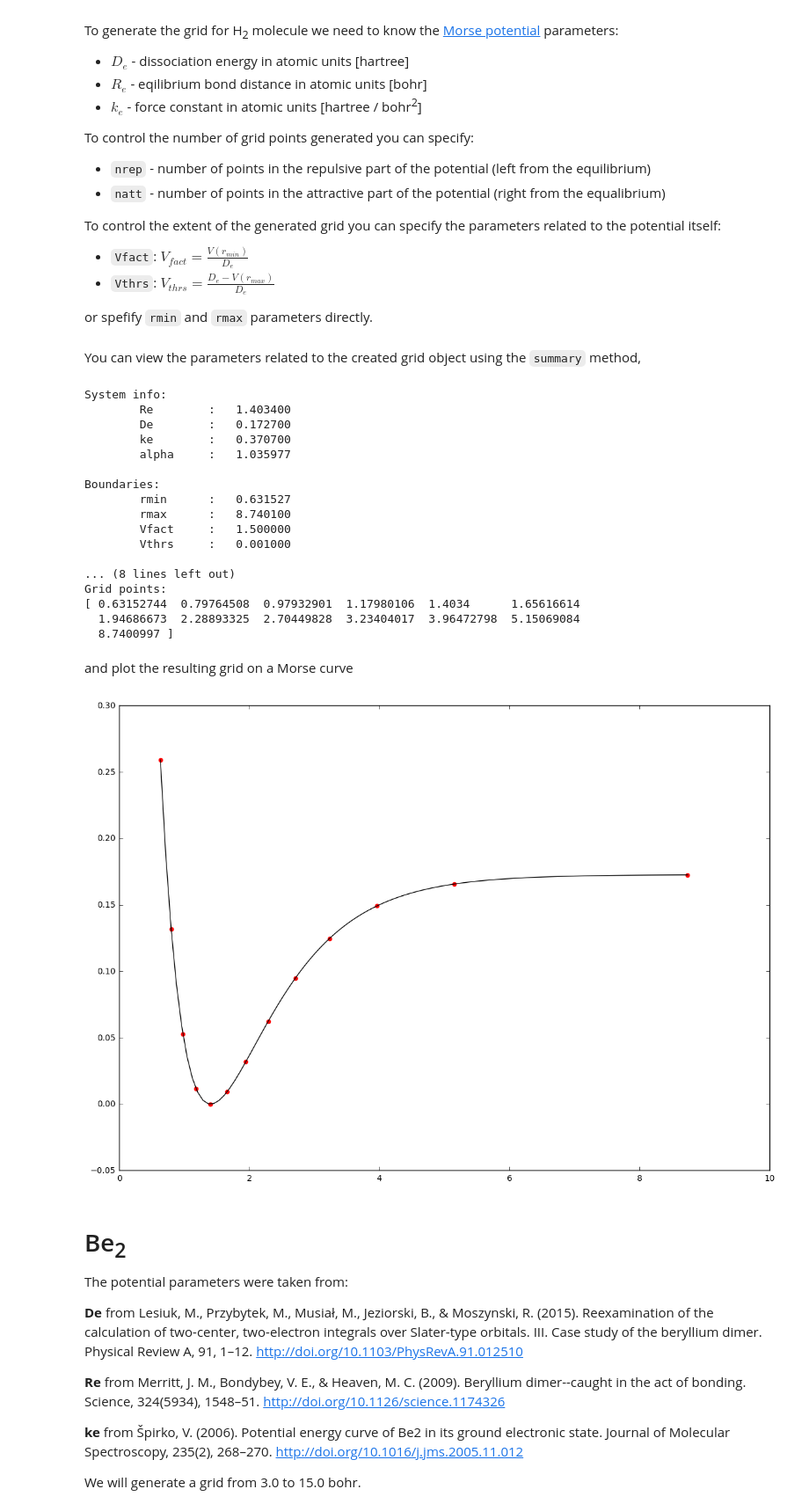
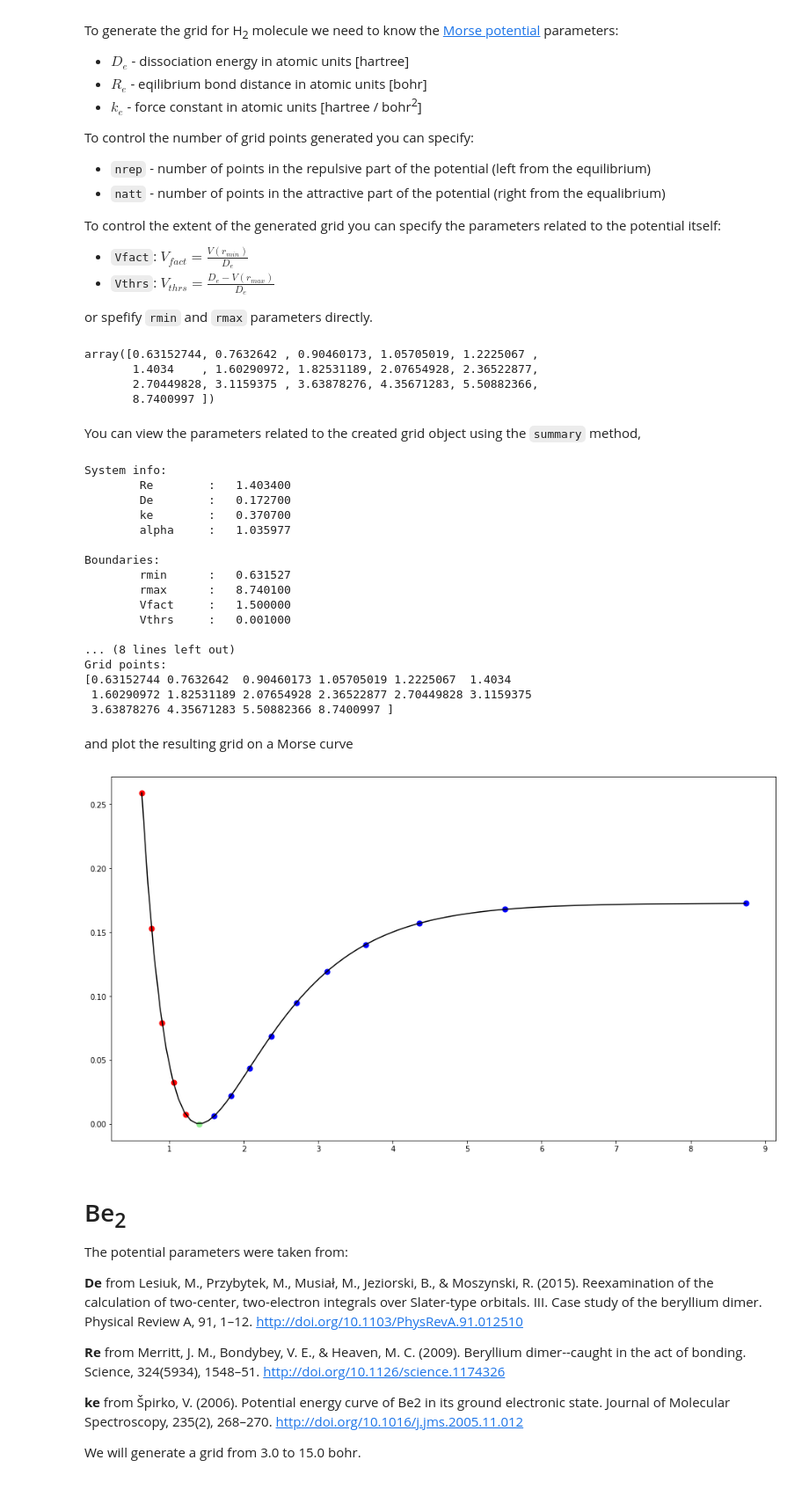
Before and after one commit to lmmentel/srbogrid, a Jupyter notebook: notebooks/tutorial.ipynb, the cells around one changed output. Shown at 88% size. Saved outputs shown, nothing was run; the diff lists cells and outputs as text; code cells hidden in the pictures.

Commit message:
updates to plotting

```diff
--- a/notebooks/tutorial.ipynb
+++ b/notebooks/tutorial.ipynb
@@ -28,7 +28,14 @@ To control the extent of the generated grid you can specify the parameters relat
 or spefify `rmin` and `rmax` parameters directly.
 # %%
 # initialize the SRBO
-h2grid = SRBO(Re=1.4034, De=0.1727, ke=0.3707, nrep=4, natt=8)
+h2grid = SRBO(Re=1.4034, De=0.1727, ke=0.3707, nrep=5, natt=10)
+# %%
+h2grid.grid
+# %% [output]
+array([0.63152744, 0.7632642 , 0.90460173, 1.05705019, 1.2225067 ,
+       1.4034    , 1.60290972, 1.82531189, 2.07654928, 2.36522877,
+       2.70449828, 3.1159375 , 3.63878276, 4.35671283, 5.50882366,
+       8.7400997 ])
 # %% [markdown]
 You can view the parameters related to the created grid object using the `summary` method,
 # %%
@@ -48,15 +55,15 @@ Boundaries:
 
 ... (8 lines left out)
 Grid points:
-[ 0.63152744  0.79764508  0.97932901  1.17980106  1.4034      1.65616614
-  1.94686673  2.28893325  2.70449828  3.23404017  3.96472798  5.15069084
-  8.7400997 ]
+[0.63152744 0.7632642  0.90460173 1.05705019 1.2225067  1.4034
+ 1.60290972 1.82531189 2.07654928 2.36522877 2.70449828 3.1159375
+ 3.63878276 4.35671283 5.50882366 8.7400997 ]
 # %% [markdown]
 and plot the resulting grid on a Morse curve
-# %%
-h2grid.plot_morse()
-# %% [output]
-[figure, removed]
+# %%
+fig, ax = h2grid.plot_morse()
+# %% [output]
+[figure, added]
 # %% [markdown]
 # Be<sub>2</sub>
 
```
Also changed, not shown: parts of 5 cells of this notebook, 1 other file.
